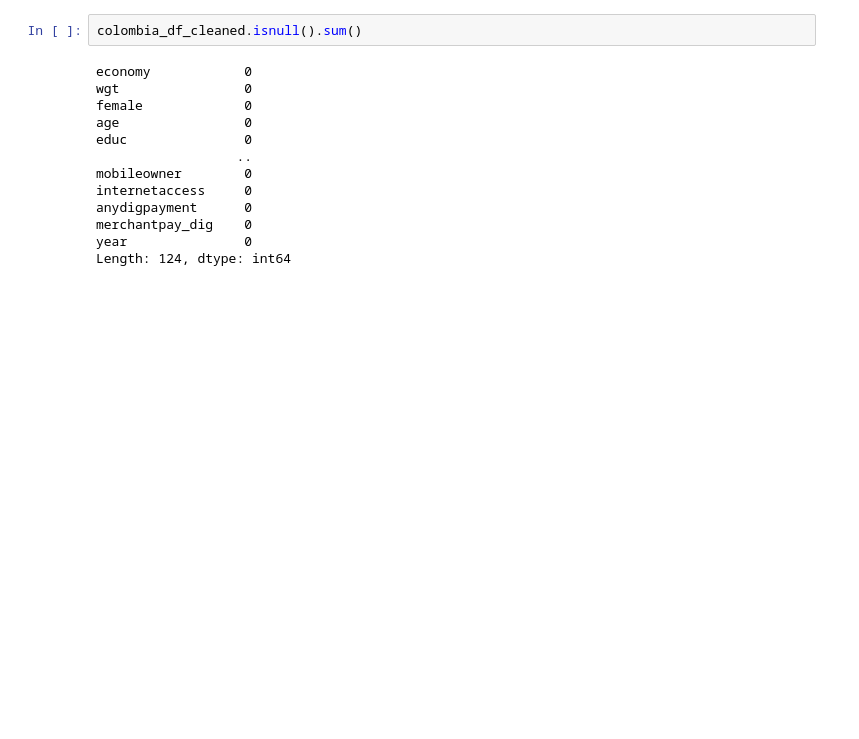
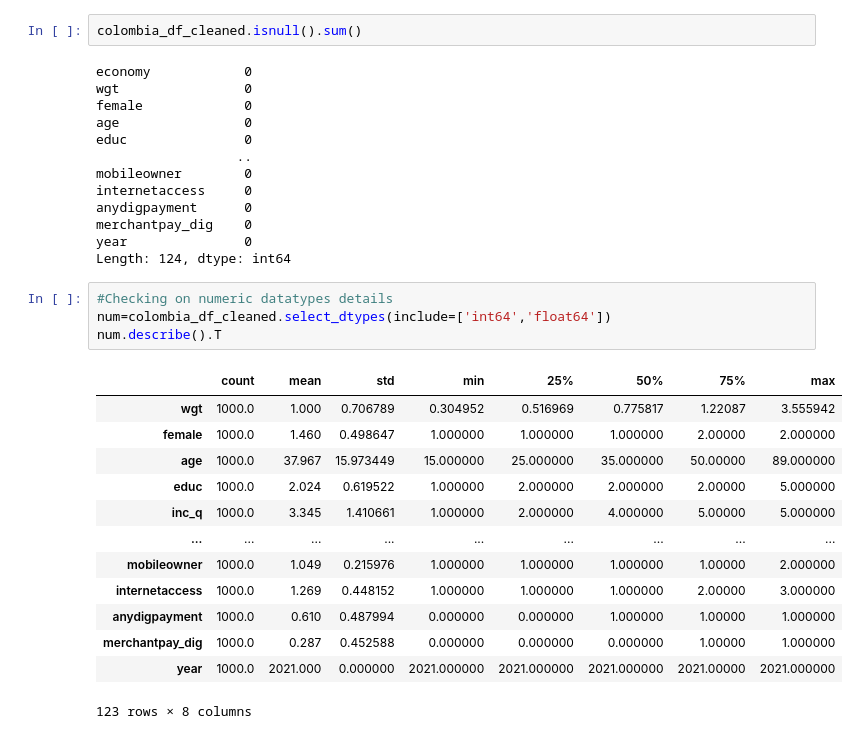
Before and after one commit to abdyraman/datakind-project, a Jupyter notebook: analysis.ipynb, the cells around one changed output. Cells and saved outputs as stored; diff of their text form; blank space fills up the shorter version.

```diff
--- a/analysis.ipynb
+++ b/analysis.ipynb
@@ -146,3 +149,21 @@ anydigpayment      0
 merchantpay_dig    0
 year               0
 Length: 124, dtype: int64
+# %%
+#Checking on numeric datatypes details
+num=colombia_df_cleaned.select_dtypes(include=['int64','float64'])
+num.describe().T
+# %% [output]
+|  | count | mean | std | min | 25% | 50% | 75% | max |
+| wgt | 1000.0 | 1.000 | 0.706789 | 0.304952 | 0.516969 | 0.775817 | 1.22087 | 3.555942 |
+| female | 1000.0 | 1.460 | 0.498647 | 1.000000 | 1.000000 | 1.000000 | 2.00000 | 2.000000 |
+| age | 1000.0 | 37.967 | 15.973449 | 15.000000 | 25.000000 | 35.000000 | 50.00000 | 89.000000 |
+| educ | 1000.0 | 2.024 | 0.619522 | 1.000000 | 2.000000 | 2.000000 | 2.00000 | 5.000000 |
+| inc_q | 1000.0 | 3.345 | 1.410661 | 1.000000 | 2.000000 | 4.000000 | 5.00000 | 5.000000 |
+| ... | ... | ... | ... | ... | ... | ... | ... | ... |
+| mobileowner | 1000.0 | 1.049 | 0.215976 | 1.000000 | 1.000000 | 1.000000 | 1.00000 | 2.000000 |
+| internetaccess | 1000.0 | 1.269 | 0.448152 | 1.000000 | 1.000000 | 1.000000 | 2.00000 | 3.000000 |
+| anydigpayment | 1000.0 | 0.610 | 0.487994 | 0.000000 | 0.000000 | 1.000000 | 1.00000 | 1.000000 |
+| merchantpay_dig | 1000.0 | 0.287 | 0.452588 | 0.000000 | 0.000000 | 0.000000 | 1.00000 | 1.000000 |
+| year | 1000.0 | 2021.000 | 0.000000 | 2021.000000 | 2021.000000 | 2021.000000 | 2021.00000 | 2021.000000 |
+123 rows × 8 columns
```
Also changed, not shown: parts of 4 cells of this notebook.
